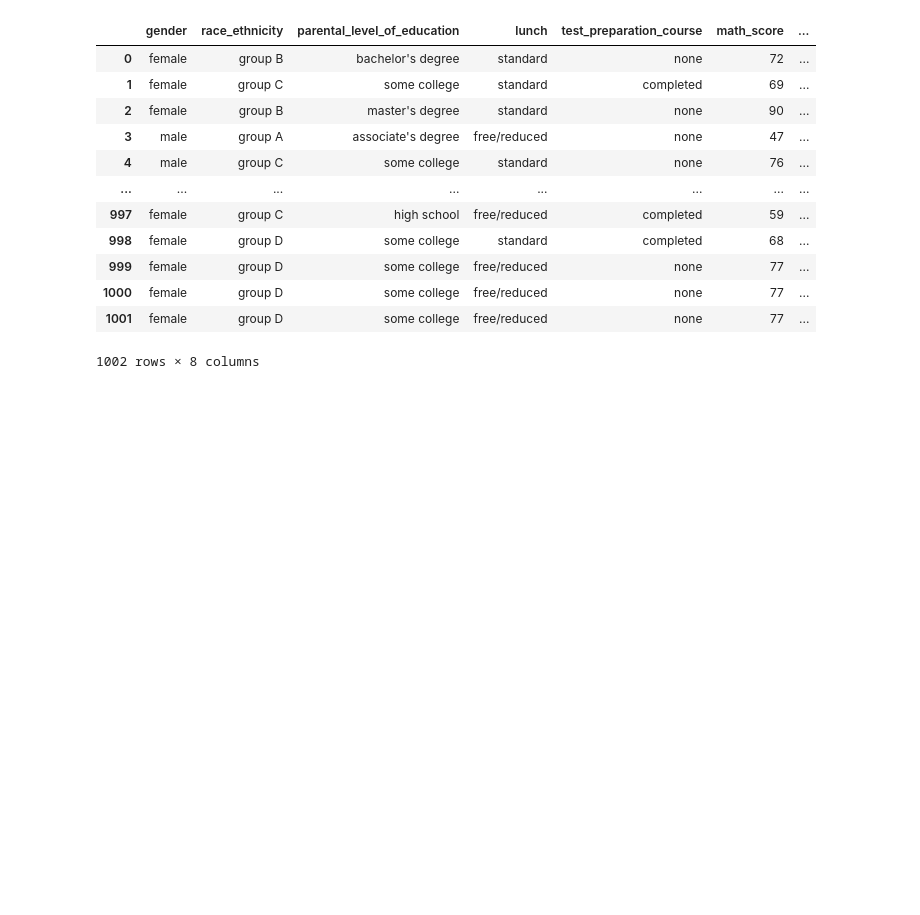
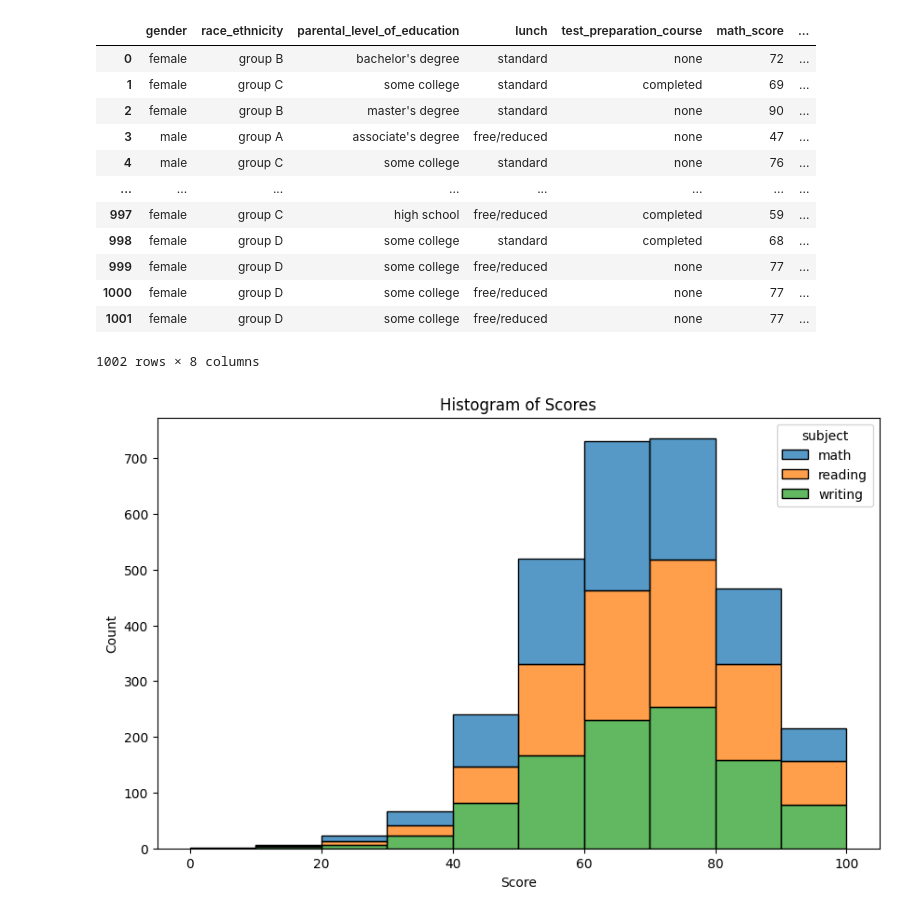
Before and after one commit to priyasonkar03/Basic_DataAnalyticsTask, a Jupyter notebook: research/main.ipynb, the cells around one changed output. Cells and saved outputs as stored; diff of their text form; code cells hidden in the pictures; blank space fills up the shorter version.

```diff
--- a/research/main.ipynb
+++ b/research/main.ipynb
@@ -363,3 +342,16 @@ df
 | 1000 | female | group D | some college | free/reduced | none | 77 | ... |
 | 1001 | female | group D | some college | free/reduced | none | 77 | ... |
 1002 rows × 8 columns
+# %%
+all_scores = pd.melt(df, id_vars=[],value_vars=["math_score", "reading_score", "writing_score"],var_name="subject", value_name="score")
+# %%
+all_scores["subject"] = all_scores["subject"].str.replace("_score", "")
+# %%
+plt.figure(figsize=(10,6))
+sns.histplot(data=all_scores, x="score", hue="subject", multiple="stack", bins=10)
+plt.title("Histogram of Scores")
+plt.xlabel("Score")
+plt.ylabel("Count")
+plt.show()
+# %% [output]
+[figure, added]
```
Also changed, not shown: parts of 19 cells of this notebook, 3 other files.
